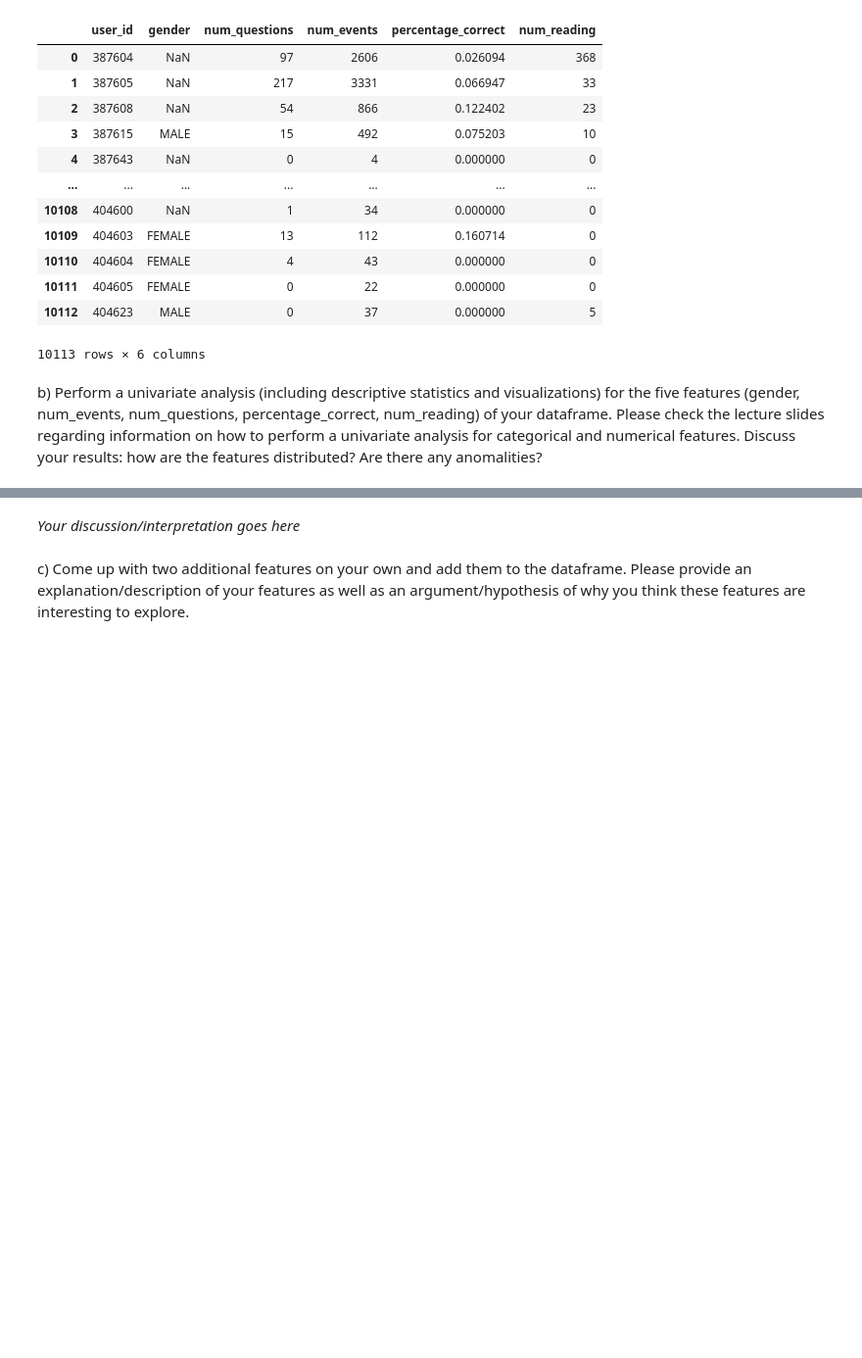
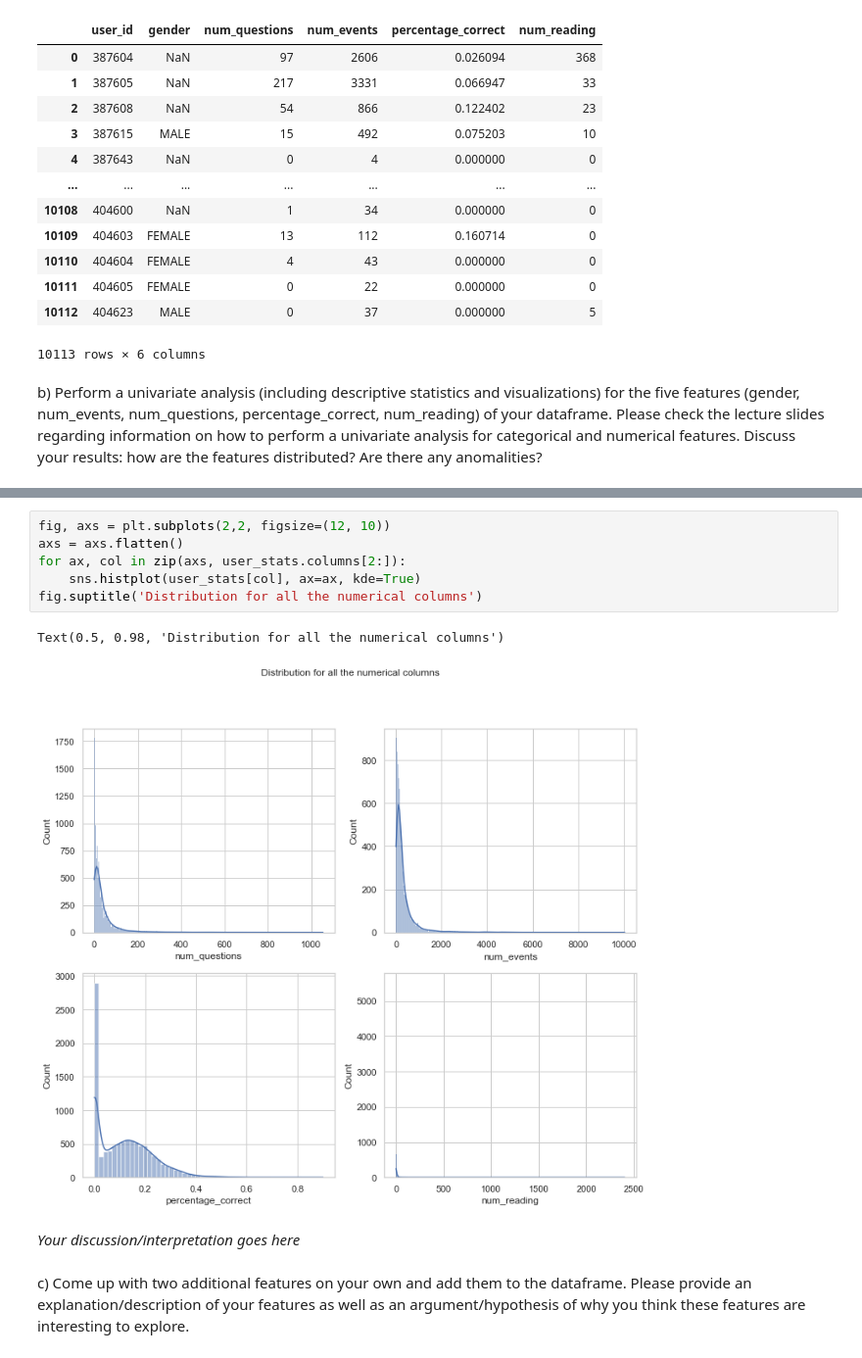
Before and after one commit to ssui-liu/mlbd-2022, a Jupyter notebook: project/m2_lernnavi_sciper.ipynb, the cells around one changed output, grey strips where cells are left out. Shown at 98% size. Saved outputs shown, nothing was run; the diff lists cells and outputs as text; blank space fills up the shorter version.

```diff
--- a/project/m2_lernnavi_sciper.ipynb
+++ b/project/m2_lernnavi_sciper.ipynb
@@ -228,3 +241,12 @@ b) Perform a univariate analysis (including descriptive statistics and visualiza
+# %%
+fig, axs = plt.subplots(2,2, figsize=(12, 10))
+axs = axs.flatten()
+for ax, col in zip(axs, user_stats.columns[2:]):
+    sns.histplot(user_stats[col], ax=ax, kde=True)
+fig.suptitle('Distribution for all the numerical columns')
+# %% [output]
+Text(0.5, 0.98, 'Distribution for all the numerical columns')
+[figure, added]
 # %% [markdown]
 *Your discussion/interpretation goes here*
 # %% [markdown]
```
Also changed, not shown: parts of 10 cells of this notebook.
